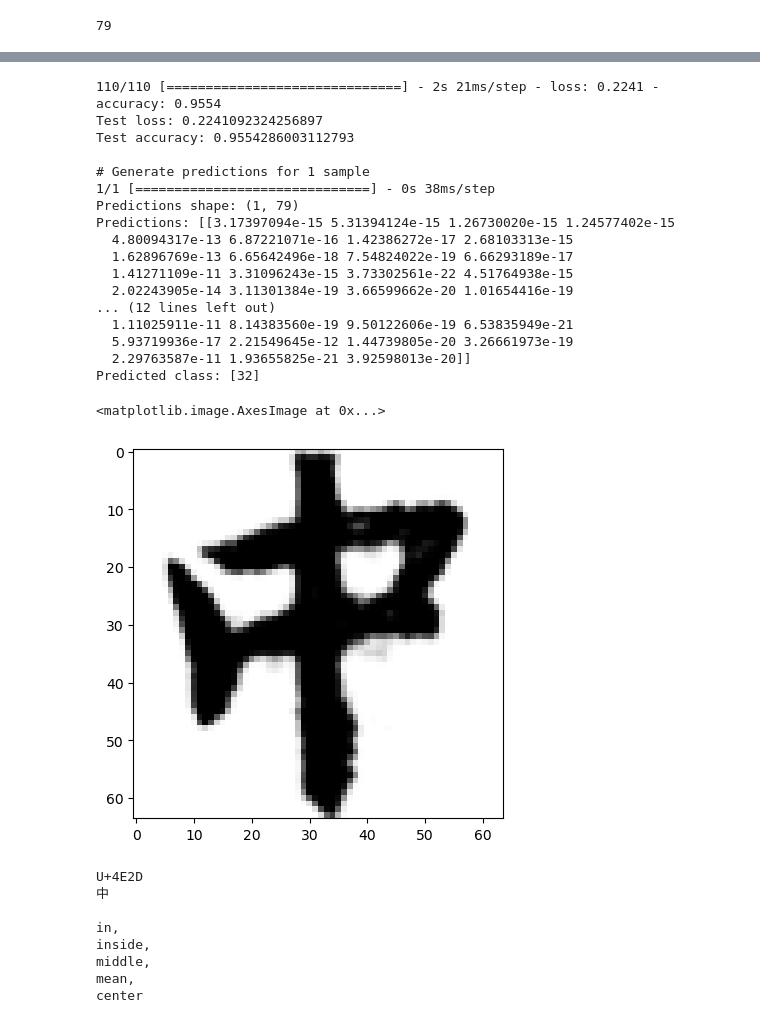
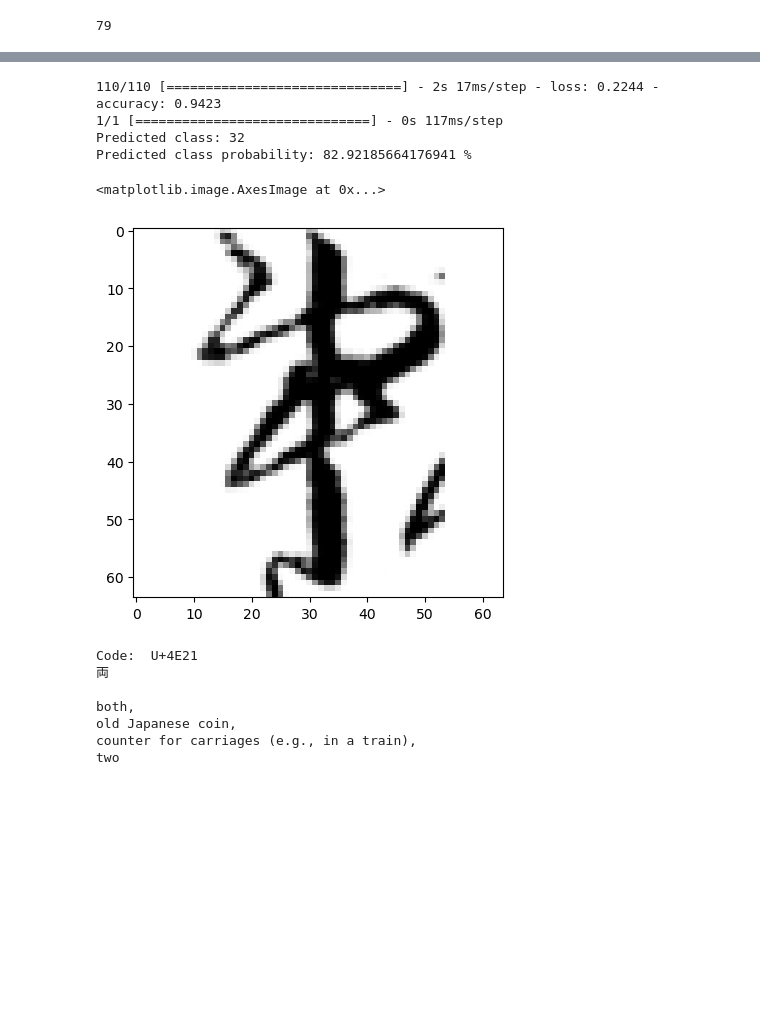
Before and after one commit to krisdanoda/Kanji-recognizer, a Jupyter notebook: sequentialModel.ipynb, the cells around one changed output, grey strips where cells are left out. Drawn from its saved outputs; the diff is of its cells as text; code cells hidden in the pictures; blank space fills up the shorter version.

Commit message:
Gives accuracy of guess, history and currently has a for loop for testing. Just added avg

```diff
--- a/sequentialModel.ipynb
+++ b/sequentialModel.ipynb
@@ -93,7 +93,7 @@ model.add(Activation('relu'))
 model.add(Dense(79, activation="softmax"))
 # %%
 batch_size=200
-epochs=10
+epochs=5
 
 from keras.callbacks import ReduceLROnPlateau
 red_lr = ReduceLROnPlateau(monitor='val_acc', patience=3, verbose=1,factor=0.1)
@@ -171,54 +161,43 @@ plt.show()
+# %%
+accuracy_history = [0]
+accuracy_history_img = [0]
 # %%
 from matplotlib import pyplot
 
 
 results = model.evaluate(x_test, y_test)
-print('Test loss:', results[0])
-print('Test accuracy:', results[1])
-image_number = 1900
-print('\n# Generate predictions for 1 sample')
+image_number = 378
 new_image = tf.expand_dims(x_test[image_number], 0)
 predictions = model.predict(new_image)
-print('Predictions shape:', predictions.shape)
-print('Predictions:', predictions)
-predicted_classes = predictions.argmax(axis=-1)
-print('Predicted class:', predicted_classes)
+predicted_class_index = predictions.argmax(axis=-1)[0]
+predicted_class_probability = predictions[0][predicted_class_index]
+print('Predicted class:', predicted_class_index)
+print('Predicted class probability:', predicted_class_probability*100, "%")
+
+accuracy_history.append(predicted_class_probability*100)
+accuracy_history_img.append(image_number)
 
 pyplot.imshow(x_test[image_number], cmap='Greys')
 #print(kanji(y_test[image_number]))
 # %% [output]
-110/110 [==============================] - 2s 21ms/step - loss: 0.2241 - accuracy: 0.9554
-Test loss: 0.2241092324256897
-Test accuracy: 0.9554286003112793
-
-# Generate predictions for 1 sample
-1/1 [==============================] - 0s 38ms/step
-Predictions shape: (1, 79)
-Predictions: [[3.17397094e-15 5.31394124e-15 1.26730020e-15 1.24577402e-15
-  4.80094317e-13 6.87221071e-16 1.42386272e-17 2.68103313e-15
-  1.62896769e-13 6.65642496e-18 7.54824022e-19 6.66293189e-17
-  1.41271109e-11 3.31096243e-15 3.73302561e-22 4.51764938e-15
-  2.02243905e-14 3.11301384e-19 3.66599662e-20 1.01654416e-19
-... (12 lines left out)
-  1.11025911e-11 8.14383560e-19 9.50122606e-19 6.53835949e-21
-  5.93719936e-17 2.21549645e-12 1.44739805e-20 3.26661973e-19
-  2.29763587e-11 1.93655825e-21 3.92598013e-20]]
-Predicted class: [32]
+110/110 [==============================] - 2s 17ms/step - loss: 0.2244 - accuracy: 0.9423
+1/1 [==============================] - 0s 117ms/step
+Predicted class: 32
+Predicted class probability: 82.92185664176941 %
 <matplotlib.image.AxesImage at 0x...>
-[figure, old version]
+[figure, new version]
 # %%
 import webscraping
 
-print(np.unique(Z)[predicted_classes][0])
-print(kanji(np.unique(Z)[predicted_classes][0]))
-
-webscraping.get_meaning(kanji(np.unique(Z)[predicted_classes][0]))
+class_prediction = 30
+print("Code: ", np.unique(Z)[class_prediction])
+print(kanji(np.unique(Z)[class_prediction]))
+webscraping.get_meaning(kanji(np.unique(Z)[class_prediction]))
 # %% [output]
-U+4E2D
-中
+Code:  U+4E21
+両
 
-in,
-inside,
-middle,
-mean,
-center
+both,
+old Japanese coin,
+counter for carriages (e.g., in a train),
+two
```
Also changed, not shown: parts of 7 cells of this notebook.
